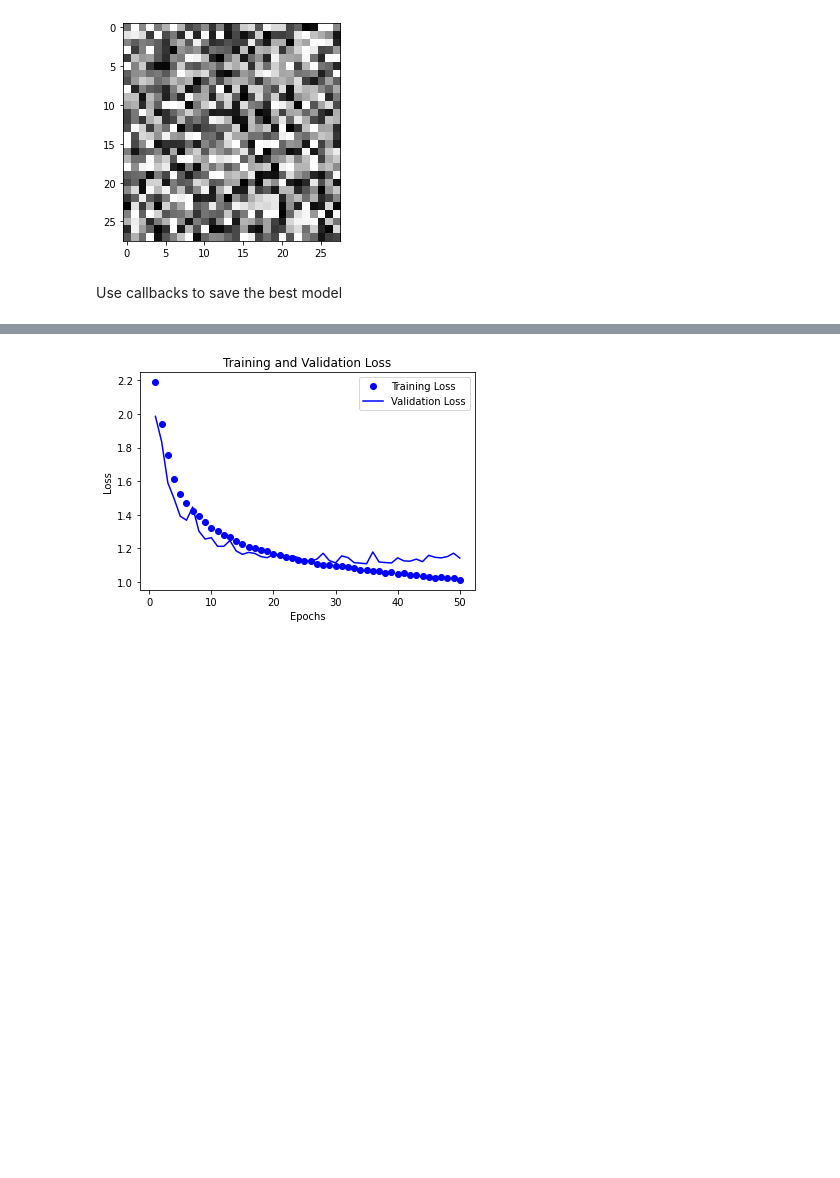
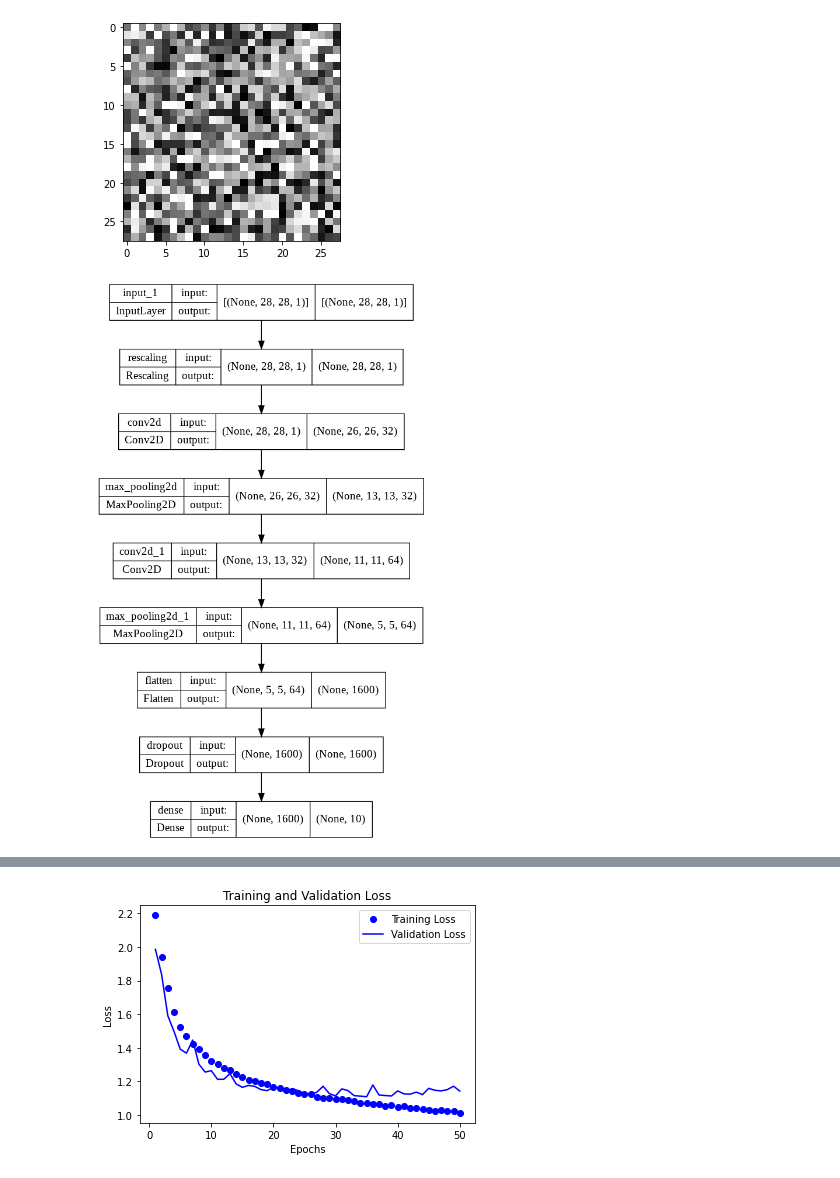
Before and after one commit to diegosol127/CSCE-636-Deep-Learning, a Jupyter notebook: Homework/CSCE_636_Proj01_Sol.ipynb, the cells around one changed output, grey strips where cells are left out. Drawn from its saved outputs; the diff is of its cells as text; code cells hidden in the pictures; blank space fills up the shorter version.

```diff
--- a/Homework/CSCE_636_Proj01_Sol.ipynb
+++ b/Homework/CSCE_636_Proj01_Sol.ipynb
@@ -49,32 +44,28 @@ plt.show()
 # %% [output]
 [figure]
 # %%
-def build_model():
-  inputs = keras.Input(shape=(28, 28, 1))
-  x = layers.Rescaling(1./255)(inputs)
+from tensorflow import keras
+from tensorflow.keras import layers
 
-  # convolutional layers
-  x = layers.Conv2D(filters=32, kernel_size=(3, 3), activation="relu")(x)
-  x = layers.MaxPooling2D(pool_size=(2, 2))(x)
-  x = layers.Conv2D(filters=64, kernel_size=(3, 3), activation="relu")(x)
-  x = layers.MaxPooling2D(pool_size=(2, 2))(x)
+inputs = keras.Input(shape=(28, 28, 1))
+x = layers.Rescaling(1./255)(inputs)
 
-  x = layers.Flatten()(x)
-  x = layers.Dropout(0.5)(x)
+# convolutional layers
+x = layers.Conv2D(filters=32, kernel_size=(3, 3), activation="relu")(x)
+x = layers.MaxPooling2D(pool_size=(2, 2))(x)
+x = layers.Conv2D(filters=64, kernel_size=(3, 3), activation="relu")(x)
+x = layers.MaxPooling2D(pool_size=(2, 2))(x)
 
-  outputs = layers.Dense(10, activation="softmax")(x)
+x = layers.Flatten()(x)
+x = layers.Dropout(0.5)(x)
 
-  model = keras.Model(inputs=inputs, outputs=outputs)
+outputs = layers.Dense(10, activation="softmax")(x)
 
-  model.compile(optimizer="rmsprop",
-              loss="sparse_categorical_crossentropy",
-              metrics=["accuracy"])
+model = keras.Model(inputs=inputs, outputs=outputs)
 
-  return model
-
-  # keras.utils.plot_model(model, show_shapes=True, to_file="simple_convnet.png")
+keras.utils.plot_model(model, show_shapes=True, to_file="simple_convnet.png")
+# %% [output]
+[figure, added]
-# %% [markdown]
-Use callbacks to save the best model
 # %%
 callbacks_list = [
                   keras.callbacks.ModelCheckpoint(
```
Also changed, not shown: parts of 10 cells of this notebook.
